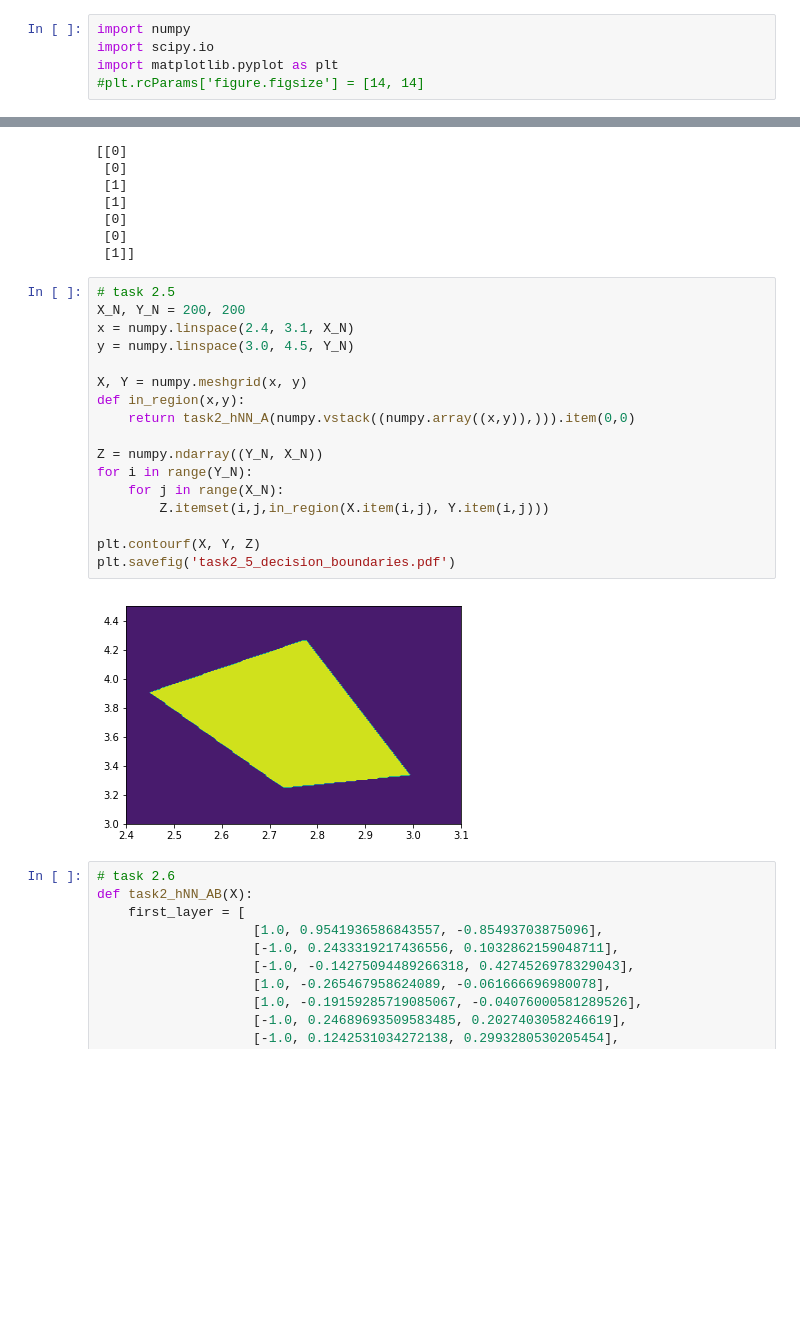
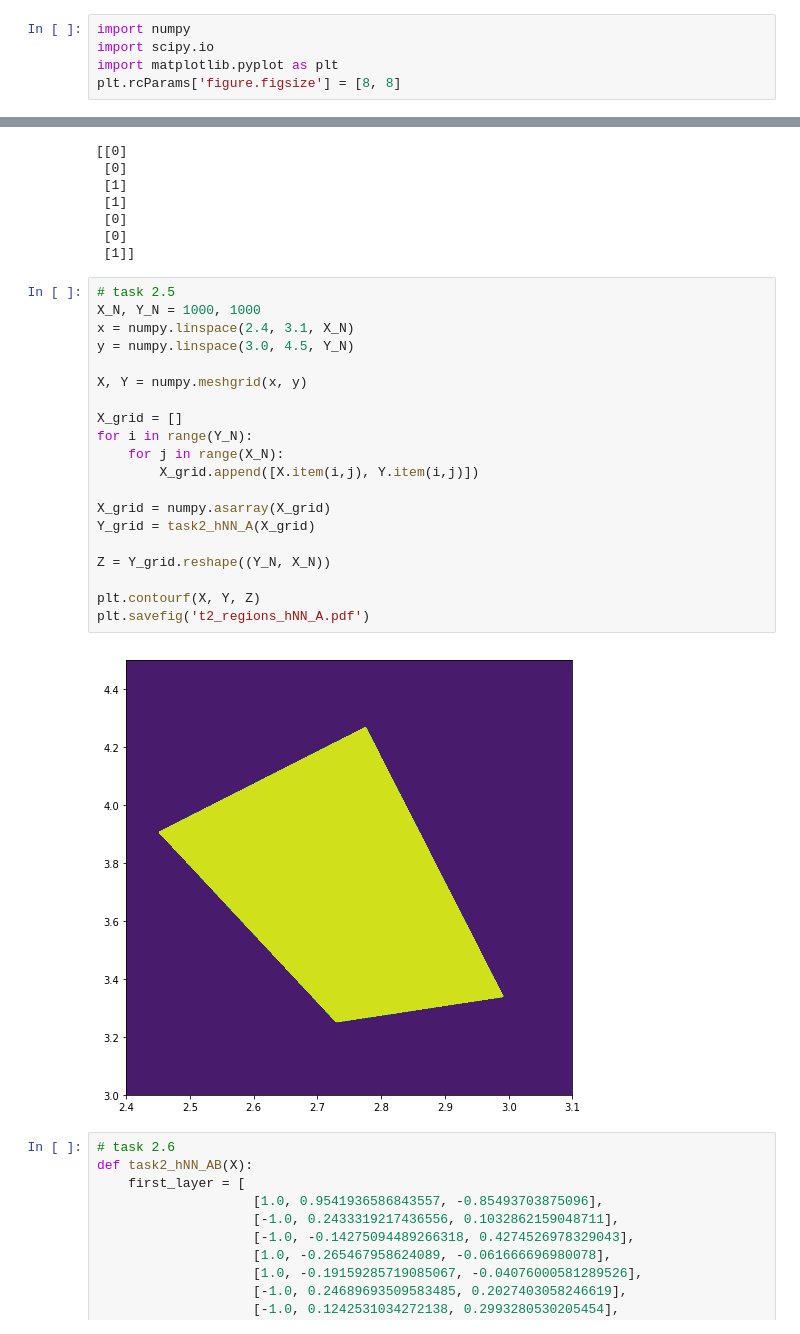
Before and after one commit to s17k/Inf2bcwk1, a Jupyter notebook: task2.ipynb, the cells around one changed output, grey strips where cells are left out. Cells and saved outputs as stored; diff of their text form; blank space fills up the shorter version.

```diff
--- a/task2.ipynb
+++ b/task2.ipynb
@@ -2,7 +2,7 @@
 import numpy
 import scipy.io
 import matplotlib.pyplot as plt
-#plt.rcParams['figure.figsize'] = [14, 14]
+plt.rcParams['figure.figsize'] = [8, 8]
 # %%
 def task2_genNeuron(W, X, applied_fun):
 
@@ -125,23 +132,26 @@ Zs = [z[0] for z in Z]
  [1]]
 # %%
 # task 2.5
-X_N, Y_N = 200, 200
+X_N, Y_N = 1000, 1000
 x = numpy.linspace(2.4, 3.1, X_N)
 y = numpy.linspace(3.0, 4.5, Y_N)
 
 X, Y = numpy.meshgrid(x, y)
-def in_region(x,y):
-    return task2_hNN_A(numpy.vstack((numpy.array((x,y)),))).item(0,0)
 
-Z = numpy.ndarray((Y_N, X_N))
+X_grid = []
 for i in range(Y_N):
     for j in range(X_N):
-        Z.itemset(i,j,in_region(X.item(i,j), Y.item(i,j)))
+        X_grid.append([X.item(i,j), Y.item(i,j)])
+
+X_grid = numpy.asarray(X_grid)
+Y_grid = task2_hNN_A(X_grid)
+
+Z = Y_grid.reshape((Y_N, X_N))
 
 plt.contourf(X, Y, Z)
-plt.savefig('task2_5_decision_boundaries.pdf')
+plt.savefig('t2_regions_hNN_A.pdf')
 # %% [output]
-[figure, old version]
+[figure, new version]
 # %%
 # task 2.6
 def task2_hNN_AB(X):
```
Also changed, not shown: parts of 5 cells of this notebook, 16 other files.
